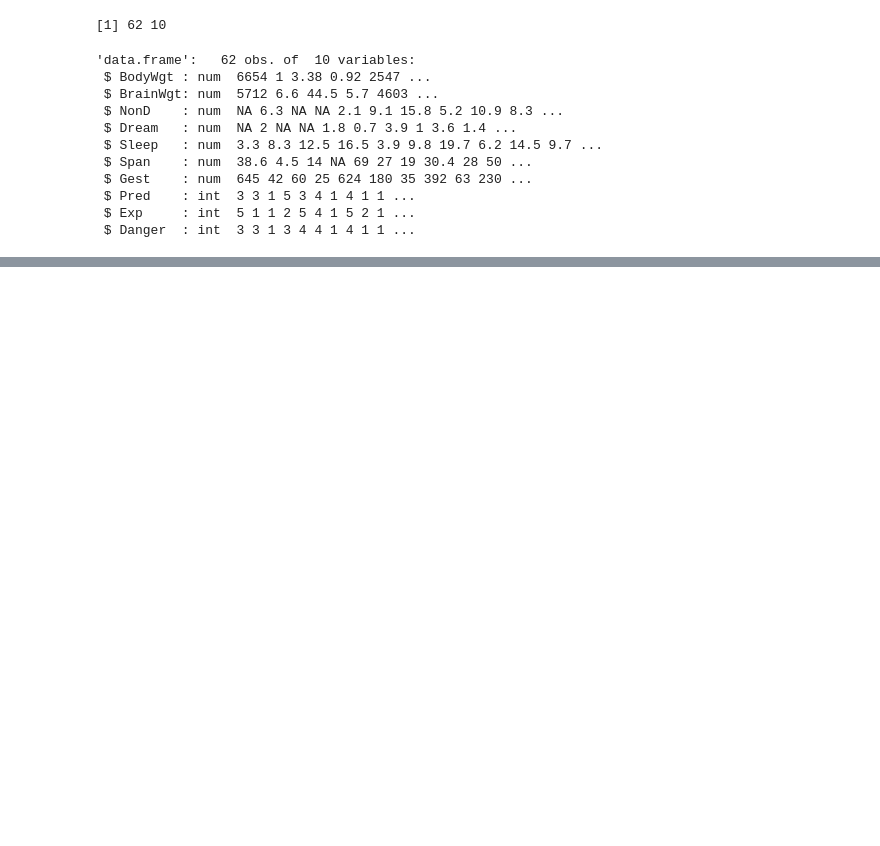
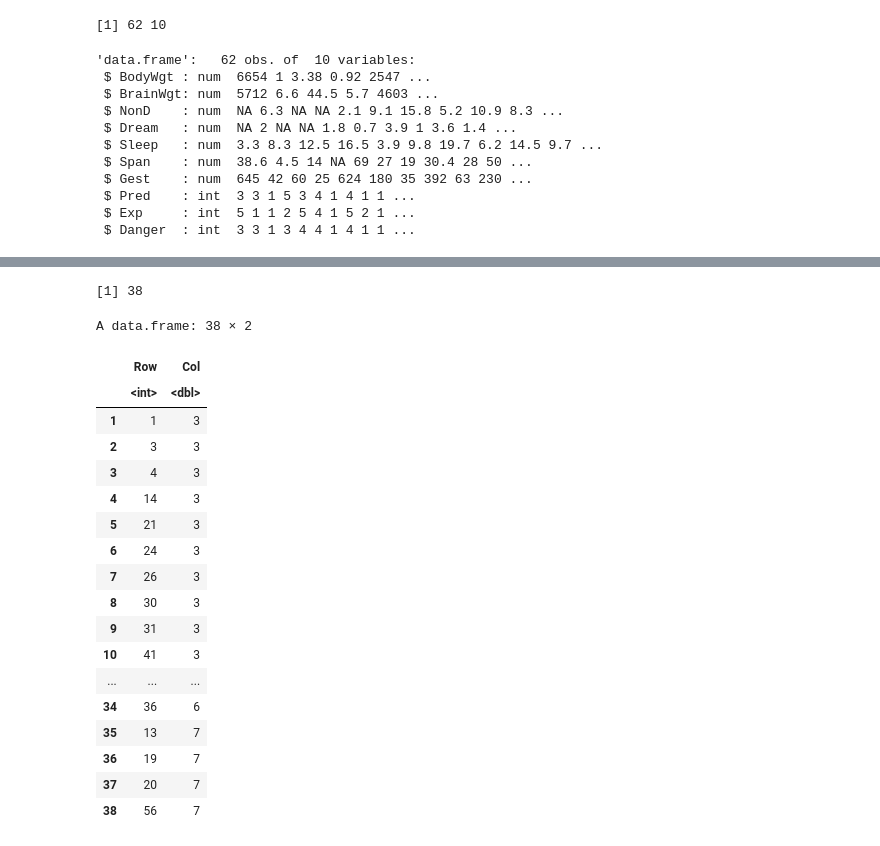
Before and after one commit to ednavivianasegura/ERAP_Curso_R, a Jupyter notebook: ERAP_R_Course_ModuloII.ipynb, the cells around one changed output, grey strips where cells are left out. Cells and saved outputs as stored; diff of their text form; code cells hidden in the pictures; blank space fills up the shorter version.

```diff
--- a/ERAP_R_Course_ModuloII.ipynb
+++ b/ERAP_R_Course_ModuloII.ipynb
@@ -439,0 +588,25 @@ matrixplot(sleep, sortby = 2)
+# %%
+#Información de número de datos faltantes totales y de la posición
+empire::count_miss(data = sleep) #Número de datos faltantes
+empire::pos_miss(data = sleep) #Posición fila-columna de los datos faltantes
+# %% [output]
+[1] 38
+A data.frame: 38 × 2
+|  | Row | Col |
+|  | <int> | <dbl> |
+| 1 | 1 | 3 |
+| 2 | 3 | 3 |
+| 3 | 4 | 3 |
+| 4 | 14 | 3 |
+| 5 | 21 | 3 |
+| 6 | 24 | 3 |
+| 7 | 26 | 3 |
+| 8 | 30 | 3 |
+| 9 | 31 | 3 |
+| 10 | 41 | 3 |
+| ... | ... | ... |
+| 34 | 36 | 6 |
+| 35 | 13 | 7 |
+| 36 | 19 | 7 |
+| 37 | 20 | 7 |
+| 38 | 56 | 7 |
```
Also changed, not shown: parts of 15 cells of this notebook.
